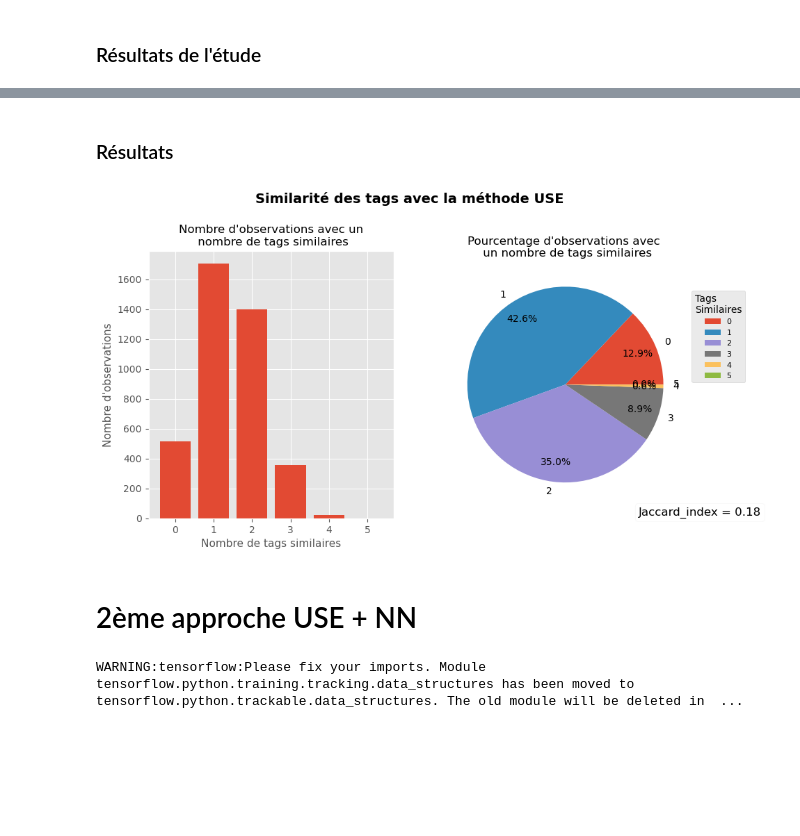
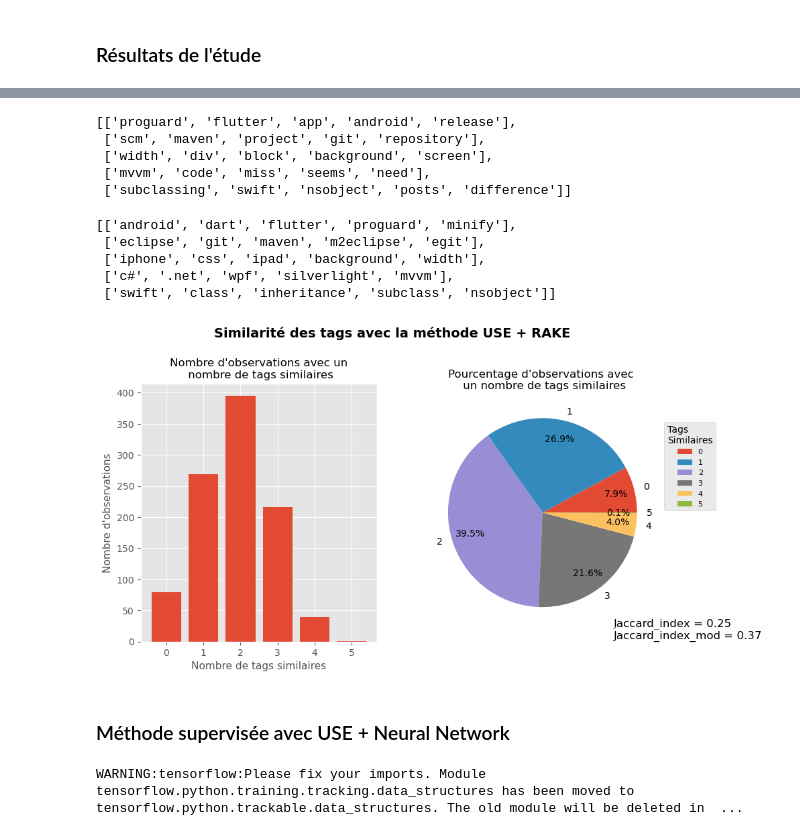
Before and after one commit to sdmwd/IML-Open-Classrooms, a Jupyter notebook: P5 - Catégorisez automatiquement des questions/Durand_Simon_2_notebook_test_012023.ipynb, the cells around one changed output, grey strips where cells are left out. Drawn from its saved outputs; the diff is of its cells as text; code cells hidden in the pictures; blank space fills up the shorter version.

```diff
--- a/P5 - Catégorisez automatiquement des questions/Durand_Simon_2_notebook_test_012023.ipynb
+++ b/P5 - Catégorisez automatiquement des questions/Durand_Simon_2_notebook_test_012023.ipynb
@@ -838,0 +1254,11 @@ plot_similar_tags(tags_list_eval, tags_SGDC, 'Count + SGDClassifier')
+# %%
+# Convert the sentences into numerical data
+encoded_sentences = []
+for sentence in sentences_:
+    sentence_vector = np.zeros(100)
+    for word in sentence:
+        if word in w2v_model.wv:
+            sentence_vector += w2v_model.wv[word]
+    encoded_sentences.append(sentence_vector)
+
+encoded_sentences = np.array(encoded_sentences)
@@ -888,2 +1516,0 @@ def extract_keywords(input_text):
-# %%
-keywords = extract_keywords(sentences)
@@ -906,11 +1517,49 @@ tags_list[0:5]
-# %% [markdown]
-### Résultats
+# %%
+def extract_keywords(input_text, new_sentences):
+    # Load the USE model
+    use_model = hub.load("https://tfhub.dev/google/universal-sentence-encoder/4")
+    all_keywords = []
+    input_text += new_sentences
+    # Encode all the sentences in the input text
+    embeddings = use_model(input_text)
+    # Iterate over the list of sentences
+    for i in tqdm(range(len(input_text)), ascii=' >='):
+        if i >= len(input_text) - len(new_sentences):
+            # Extract the keywords from the new sentence using RAKE
+            keyword_extractor = Rake()
+            keyword_extractor.extract_keywords_from_text(input_text[i])
+            word_degrees = keyword_extractor.get_word_degrees()
+            sorted_word_degrees = sorted(word_degrees.items(), key=lambda x: x[1], reverse=True)
+            keywords = [word for word, degree in sorted_word_degrees[:5]]
+            all_keywords.append(keywords)
+    return all_keywords[-len(new_sentences):]
+# %%
+start_time = time.time()
+use_unsup_keywords = extract_keywords(copy.copy(sentences), sentences_list_eval)
+end_time = time.time()
+t8 = round(end_time - start_time, 1)
+# %%
+use_unsup_keywords[0:5]
+# %% [output]
+[['proguard', 'flutter', 'app', 'android', 'release'],
+ ['scm', 'maven', 'project', 'git', 'repository'],
+ ['width', 'div', 'block', 'background', 'screen'],
+ ['mvvm', 'code', 'miss', 'seems', 'need'],
+ ['subclassing', 'swift', 'nsobject', 'posts', 'difference']]
+# %%
+tags_list_eval[0:5]
+# %% [output]
+[['android', 'dart', 'flutter', 'proguard', 'minify'],
+ ['eclipse', 'git', 'maven', 'm2eclipse', 'egit'],
+ ['iphone', 'css', 'ipad', 'background', 'width'],
+ ['c#', '.net', 'wpf', 'silverlight', 'mvvm'],
+ ['swift', 'class', 'inheritance', 'subclass', 'nsobject']]
 # %%
-plot_similar_tags(tags_list, keywords, 'USE + Cosine Similarity')
+plot_similar_tags(tags_list_eval, use_unsup_keywords, 'USE + RAKE')
 # %% [output]
-[figure, old version]
+[figure, new version]
 # %% [markdown]
-# 2ème approche USE + NN
+### Méthode supervisée avec USE + Neural Network
 # %%
 module_url = "https://tfhub.dev/google/universal-sentence-encoder-large/4"
 # %%
```
Also changed, not shown: parts of 185 cells of this notebook, 1 other file.
